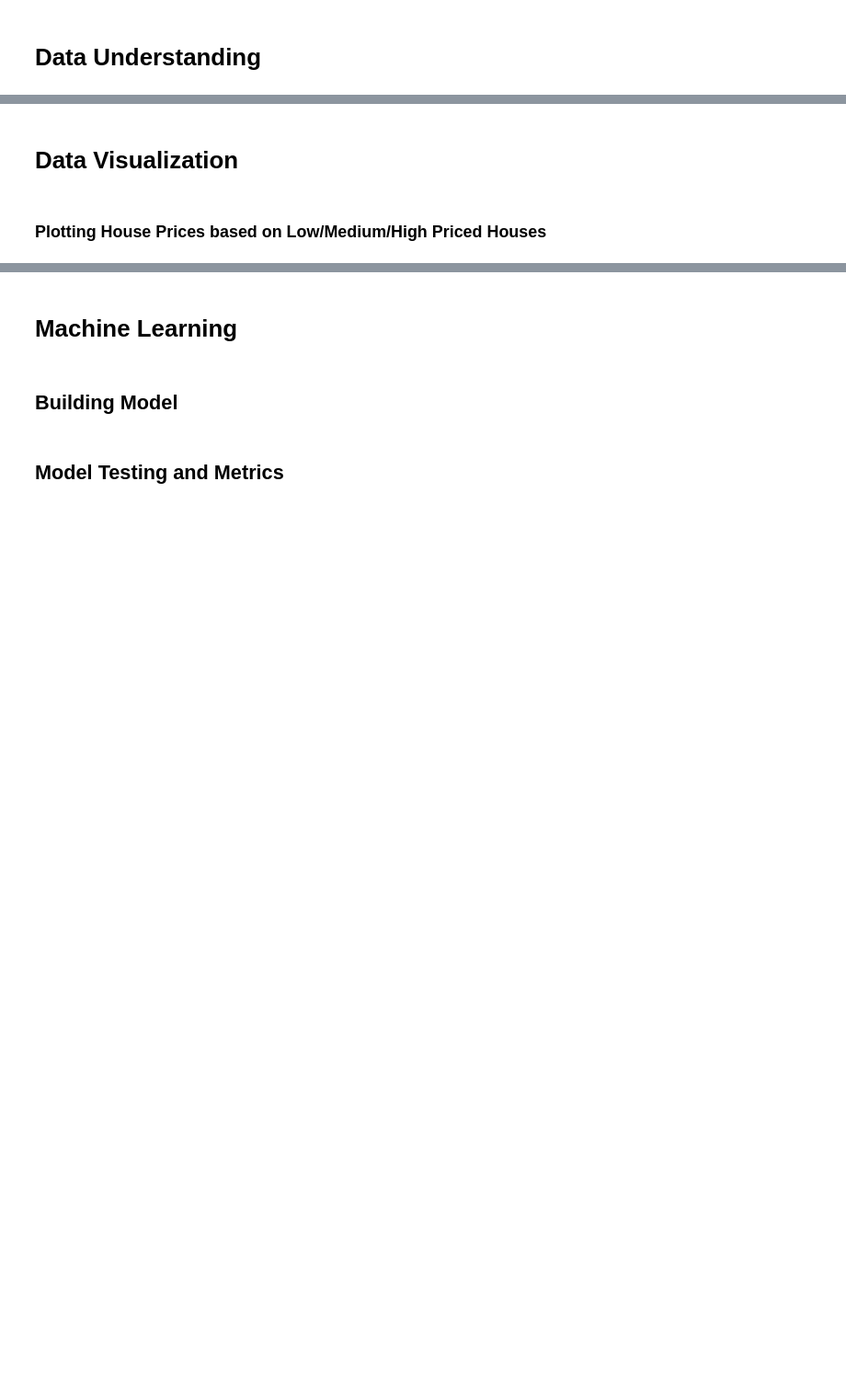
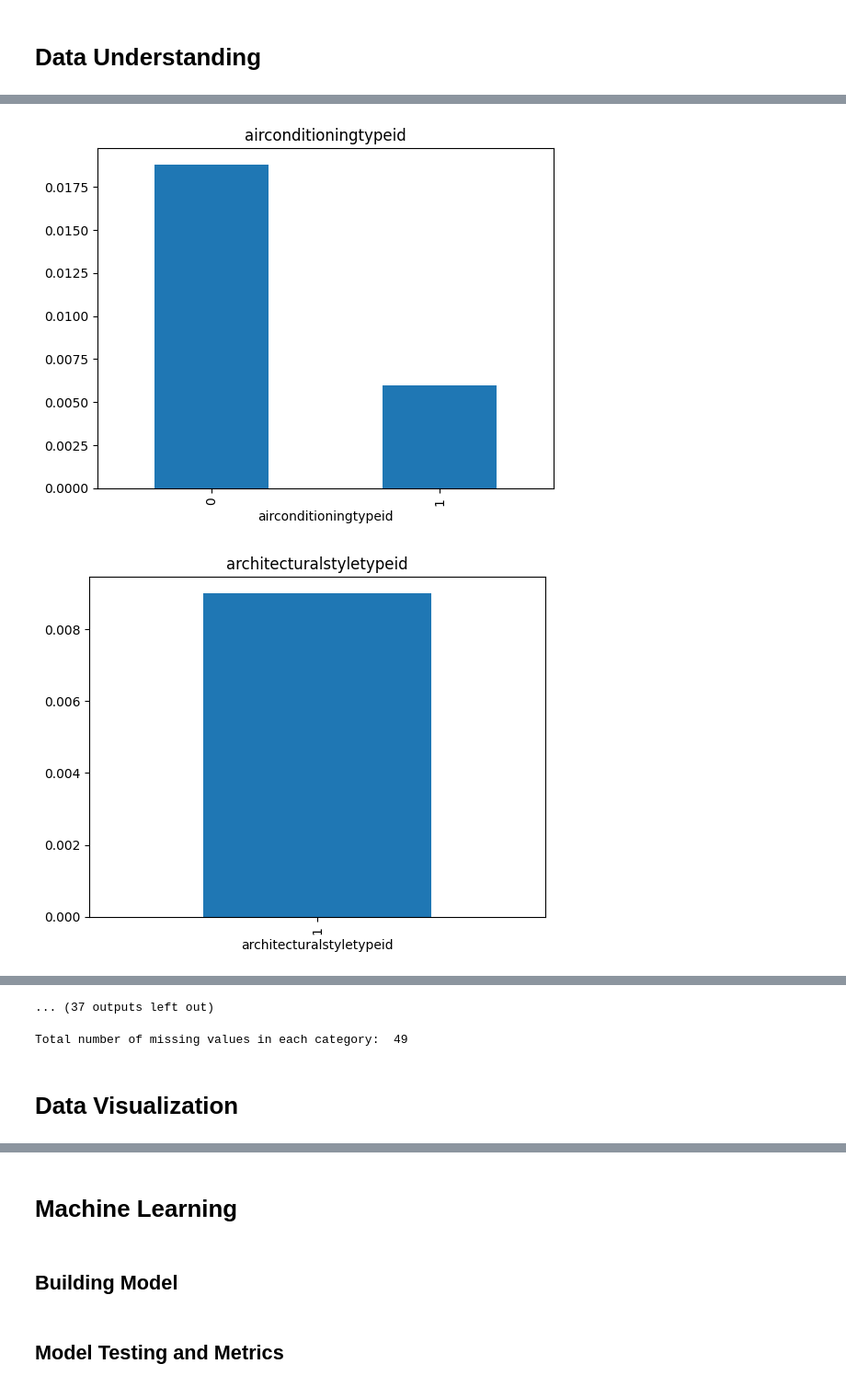
Before and after one commit to efazHossain/DATA-4380, a Jupyter notebook: Projects/TabularData/Zillow_Zestimate.ipynb, the cells around one changed output, grey strips where cells are left out. Shown at 92% size. Saved outputs shown, nothing was run; the diff lists cells and outputs as text; code cells hidden in the pictures; blank space fills up the shorter version.

```diff
--- a/Projects/TabularData/Zillow_Zestimate.ipynb
+++ b/Projects/TabularData/Zillow_Zestimate.ipynb
@@ -100,0 +148,4 @@ Column: transactiondate
+# %%
+missing = [var for var in zillow.columns if zillow[var].isnull().sum()>0]
+
+zillow[missing].isnull().sum()
@@ -100,0 +170,14 @@ Column: transactiondate
+# %%
+# Let's analyze missing values
+def analyze_missing(df,var):
+    new=df.copy()
+    new[var]=np.where(new[var].isnull(),1,0) #1 = missing, 0 = no missing
+    new.groupby(var)['logerror'].median().plot.bar()
+    plt.title(var)
+    plt.show()
+
+for var in missing:
+    analyze_missing(zillow,var)
+# %% [output]
+[figure, added]
+[figure, added]
@@ -101,4 +194,7 @@ Column: transactiondate
+... (37 outputs left out)
+# %%
+print('Total number of missing values in each category: ',len(missing))
+# %% [output]
+Total number of missing values in each category:  49
 # %% [markdown]
 # Data Visualization
-# %% [markdown]
-### Plotting House Prices based on Low/Medium/High Priced Houses
```
Also changed, not shown: parts of 48 cells of this notebook, 1 other file.
